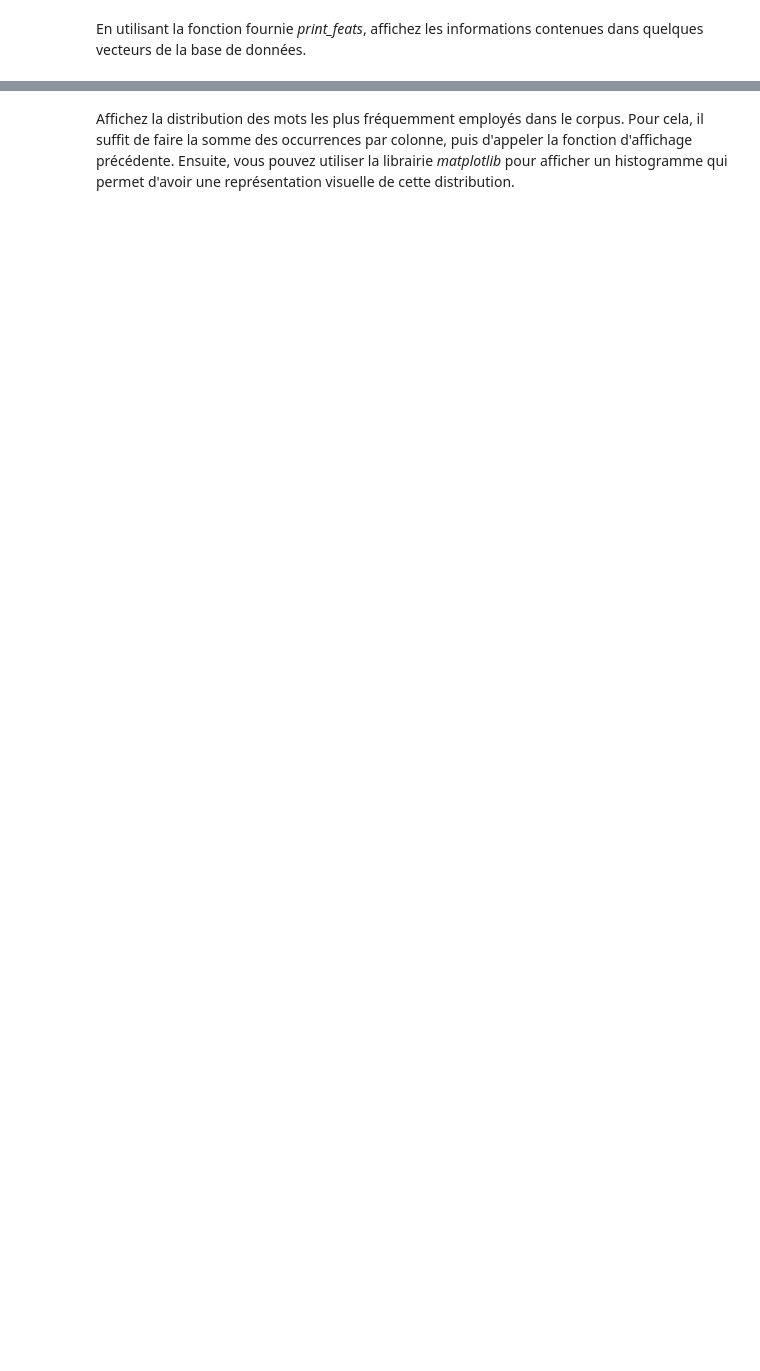
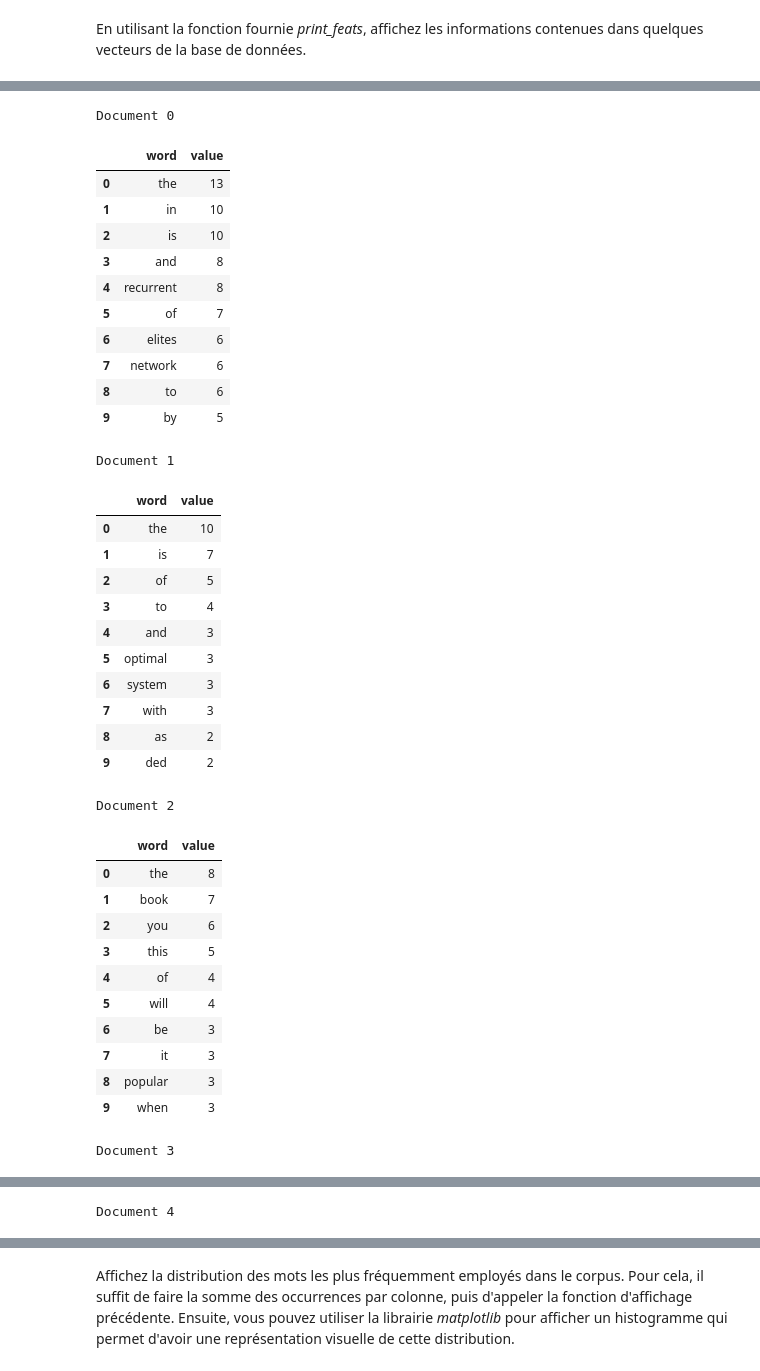
Before and after one commit to yahyachibani/Moteur-de-recherche-semantique, a Jupyter notebook: BE_CS2.ipynb, the cells around one changed output, grey strips where cells are left out. Saved outputs shown, nothing was run; the diff lists cells and outputs as text; code cells hidden in the pictures; blank space fills up the shorter version.

```diff
--- a/BE_CS2.ipynb
+++ b/BE_CS2.ipynb
@@ -238,0 +269,44 @@ En utilisant la fonction fournie *print_feats*, affichez les informations conten
+# %%
+# TODO
+list_affichage = []
+for i in range(5):
+    list_affichage.append(print_feats(matrix_doc[i], counter.get_feature_names_out(),top_n=10))
+display_side_by_side(list_affichage, [f"Document {i}" for i in range(5)])
+# %% [output]
+Document 0
+|  | word | value |
+| 0 | the | 13 |
+| 1 | in | 10 |
+| 2 | is | 10 |
+| 3 | and | 8 |
+| 4 | recurrent | 8 |
+| 5 | of | 7 |
+| 6 | elites | 6 |
+| 7 | network | 6 |
+| 8 | to | 6 |
+| 9 | by | 5 |
+Document 1
+|  | word | value |
+| 0 | the | 10 |
+| 1 | is | 7 |
+| 2 | of | 5 |
+| 3 | to | 4 |
+| 4 | and | 3 |
+| 5 | optimal | 3 |
+| 6 | system | 3 |
+| 7 | with | 3 |
+| 8 | as | 2 |
+| 9 | ded | 2 |
+Document 2
+|  | word | value |
+| 0 | the | 8 |
+| 1 | book | 7 |
+| 2 | you | 6 |
+| 3 | this | 5 |
+| 4 | of | 4 |
+| 5 | will | 4 |
+| 6 | be | 3 |
+| 7 | it | 3 |
+| 8 | popular | 3 |
+| 9 | when | 3 |
+Document 3
@@ -238,0 +324 @@ En utilisant la fonction fournie *print_feats*, affichez les informations conten
+Document 4
```
Also changed, not shown: parts of 12 cells of this notebook.
